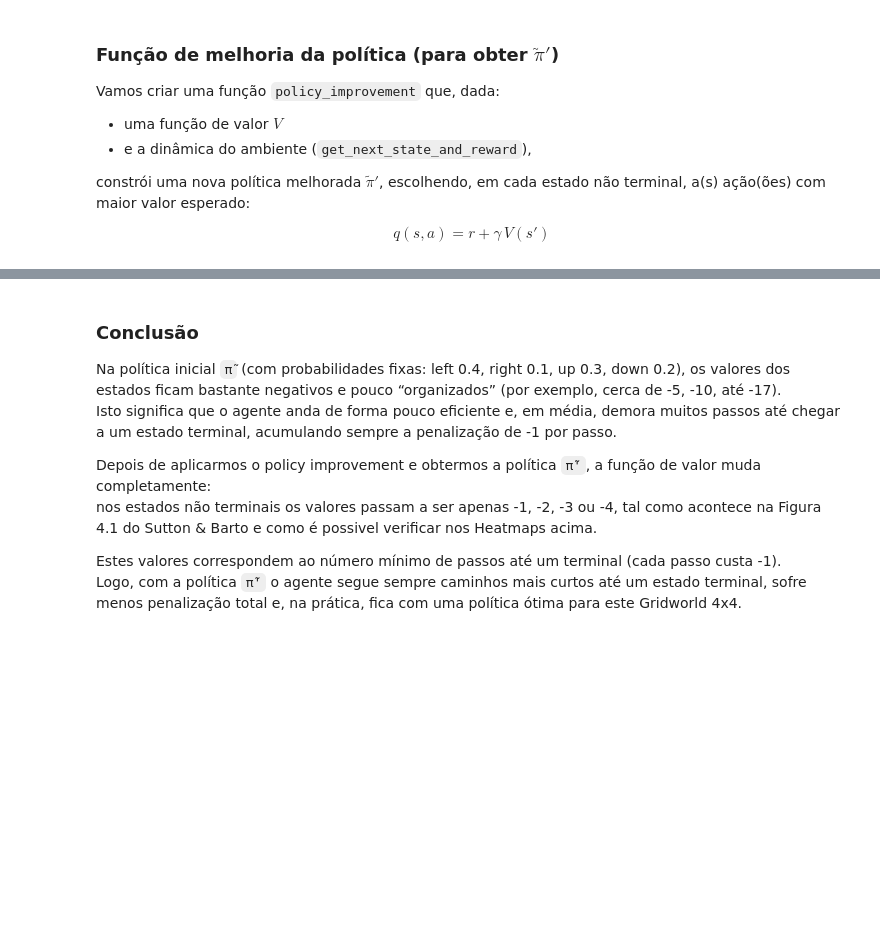
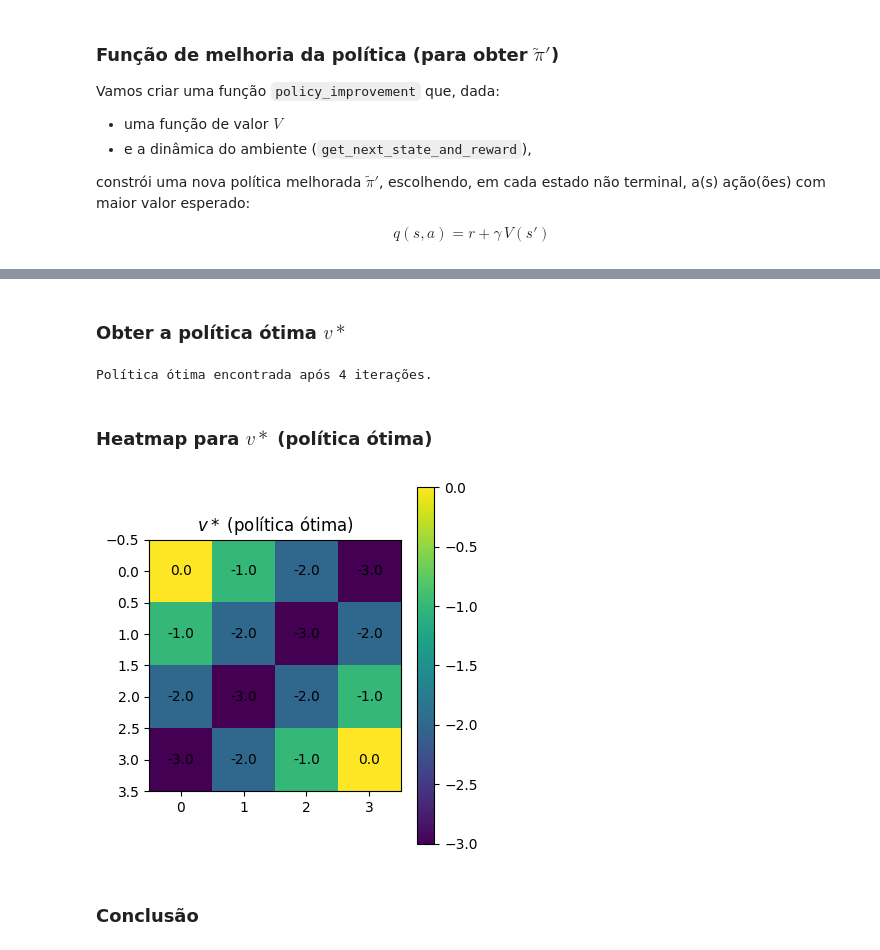
Before and after one commit to PedroFS30SCP/Projeto_ML, a Jupyter notebook: Projeto2/projeto2.ipynb, the cells around one changed output, grey strips where cells are left out. Saved outputs shown, nothing was run; the diff lists cells and outputs as text; code cells hidden in the pictures; blank space fills up the shorter version.

```diff
--- a/Projeto2/projeto2.ipynb
+++ b/Projeto2/projeto2.ipynb
@@ -398,11 +388,50 @@ plt.show()
+# %% [markdown]
+### Obter a política ótima $v*$
+# %%
+def policy_iteration(policy, gamma=1.0, theta=0.01, max_outer_iterations=100):
+    """
+    Executa policy iteration completa até convergência.
+    """
+    for i in range(max_outer_iterations):
+        V, _ = policy_evaluation(policy, gamma=gamma, theta=theta)
+        new_policy = policy_improvement(V, gamma=gamma)
+
+        # política estabilizou
+        if np.array_equal(new_policy, policy):
+            print(f"Política ótima encontrada após {i+1} iterações.")
+            return policy, V, i + 1
+
+        policy = new_policy
+
+    print("Número máximo de iterações atingido.")
+    return policy, V, max_outer_iterations
+
+policy_opt, V_opt, n_policy_iter = policy_iteration(
+    policy,
+    gamma=gamma,
+    theta=theta
+)
+# %% [output]
+Política ótima encontrada após 4 iterações.
+# %% [markdown]
+### Heatmap para $v*$ (política ótima)
+# %%
+V_opt_grid = V_opt.reshape((grid_size, grid_size))
+
+plt.figure(figsize=(4, 4))
+
+im = plt.imshow(V_opt_grid, origin='upper', cmap='viridis')
+plt.title("$v*$ (política ótima)")
+
+for i in range(grid_size):
+    for j in range(grid_size):
+        plt.text(j, i, f"{V_opt_grid[i, j]:.1f}",
+                 ha='center', va='center')
+
+plt.colorbar(im)
+plt.tight_layout()
+plt.show()
+# %% [output]
+[figure, added]
 # %% [markdown]
 ### Conclusão
-
-Na política inicial `π̃` (com probabilidades fixas: left 0.4, right 0.1, up 0.3, down 0.2), os valores dos estados ficam bastante negativos e pouco “organizados” (por exemplo, cerca de -5, -10, até -17).
-Isto significa que o agente anda de forma pouco eficiente e, em média, demora muitos passos até chegar a um estado terminal, acumulando sempre a penalização de -1 por passo.
-
-Depois de aplicarmos o policy improvement e obtermos a política `π̃'`, a função de valor muda completamente:
-nos estados não terminais os valores passam a ser apenas -1, -2, -3 ou -4, tal como acontece na Figura 4.1 do Sutton & Barto e como é possivel verificar nos Heatmaps acima.
-
-Estes valores correspondem ao número mínimo de passos até um terminal (cada passo custa -1).
-Logo, com a política `π̃'` o agente segue sempre caminhos mais curtos até um estado terminal, sofre menos penalização total e, na prática, fica com uma política ótima para este Gridworld 4x4.
```
Also changed, not shown: parts of 15 cells of this notebook.
